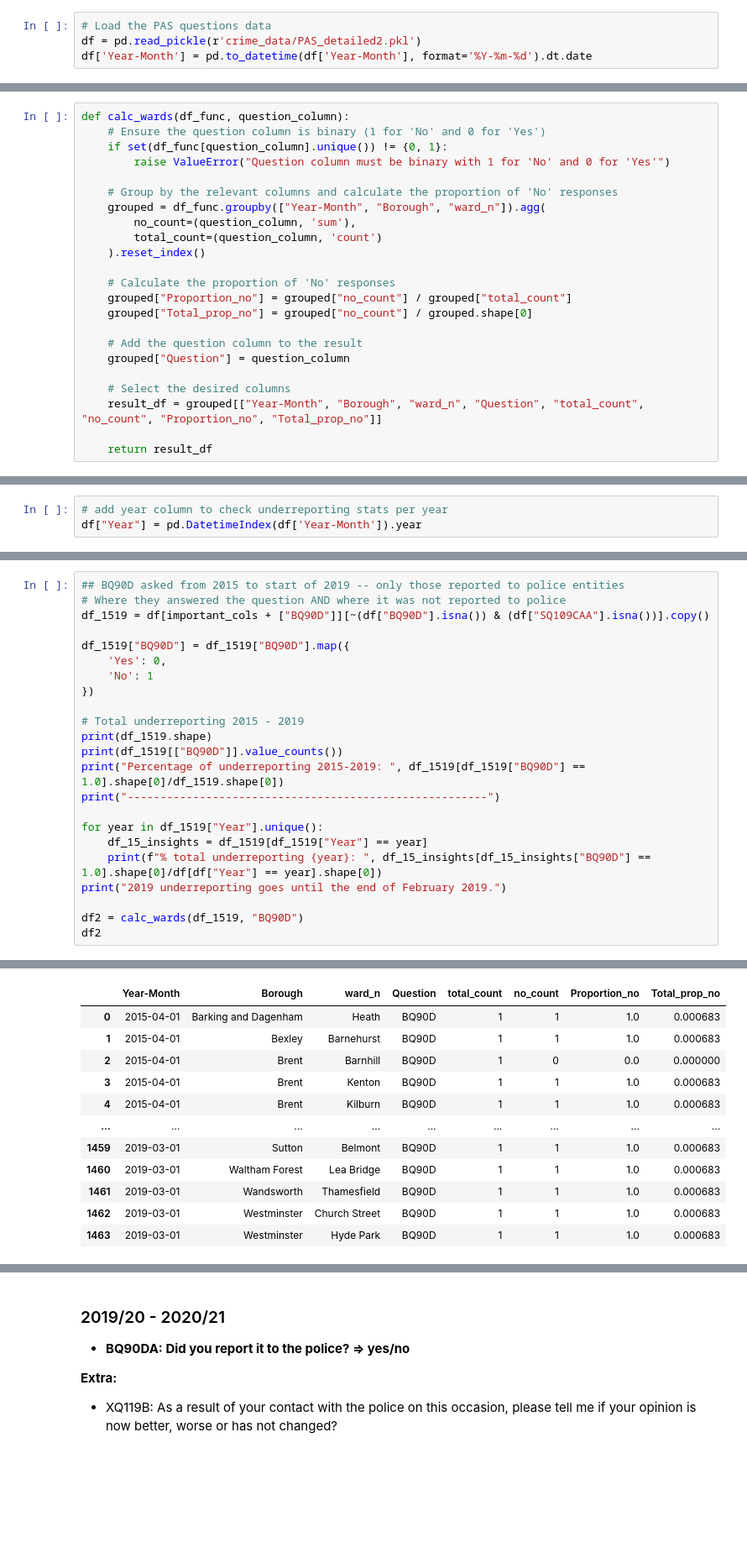
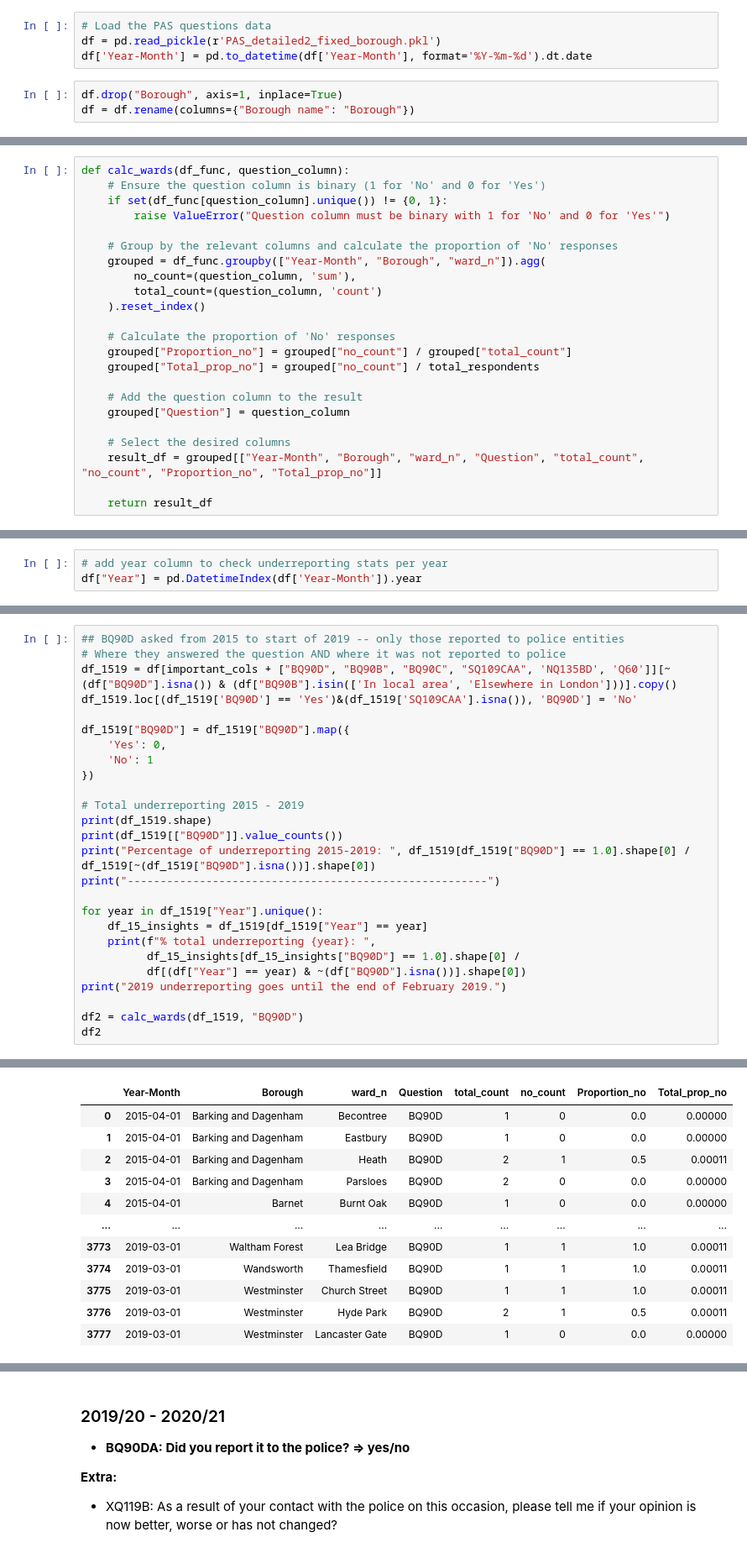
Before and after one commit to timyuk/data_challenge_2, a Jupyter notebook: crime_underreporting.ipynb, the cells around one changed output, grey strips where cells are left out. Shown: that part at 84% size. Cells and saved outputs as stored; diff of their text form; blank space fills up the shorter version.

Commit message:
New underreporting calculation and files

```diff
--- a/crime_underreporting.ipynb
+++ b/crime_underreporting.ipynb
@@ -6,8 +6,11 @@ import pandas as pd
 import datetime as dt
 # %%
 # Load the PAS questions data
-df = pd.read_pickle(r'crime_data/PAS_detailed2.pkl')
+df = pd.read_pickle(r'PAS_detailed2_fixed_borough.pkl')
 df['Year-Month'] = pd.to_datetime(df['Year-Month'], format='%Y-%m-%d').dt.date
+# %%
+df.drop("Borough", axis=1, inplace=True)
+df = df.rename(columns={"Borough name": "Borough"})
 # %%
 # lists of columns to keep in the final df
 important_cols = ["Year-Month", "Year", "ward_n", "ward", "Borough"]  # w/o Week and BCU as those both start in April 2020
@@ -119,7 +122,7 @@ def calc_wards(df_func, question_column):
 
     # Calculate the proportion of 'No' responses
     grouped["Proportion_no"] = grouped["no_count"] / grouped["total_count"]
-    grouped["Total_prop_no"] = grouped["no_count"] / grouped.shape[0]
+    grouped["Total_prop_no"] = grouped["no_count"] / total_respondents
 
     # Add the question column to the result
     grouped["Question"] = question_column
@@ -221,7 +230,8 @@ df["Year"] = pd.DatetimeIndex(df['Year-Month']).year
 # %%
 ## BQ90D asked from 2015 to start of 2019 -- only those reported to police entities
 # Where they answered the question AND where it was not reported to police
-df_1519 = df[important_cols + ["BQ90D"]][~(df["BQ90D"].isna()) & (df["SQ109CAA"].isna())].copy()
+df_1519 = df[important_cols + ["BQ90D", "BQ90B", "BQ90C", "SQ109CAA", 'NQ135BD', 'Q60']][~(df["BQ90D"].isna()) & (df["BQ90B"].isin(['In local area', 'Elsewhere in London']))].copy()
+df_1519.loc[(df_1519['BQ90D'] == 'Yes')&(df_1519['SQ109CAA'].isna()), 'BQ90D'] = 'No'
 
 df_1519["BQ90D"] = df_1519["BQ90D"].map({
     'Yes': 0,
@@ -231,12 +241,14 @@ df_1519["BQ90D"] = df_1519["BQ90D"].map({
 # Total underreporting 2015 - 2019
 print(df_1519.shape)
 print(df_1519[["BQ90D"]].value_counts())
-print("Percentage of underreporting 2015-2019: ", df_1519[df_1519["BQ90D"] == 1.0].shape[0]/df_1519.shape[0])
+print("Percentage of underreporting 2015-2019: ", df_1519[df_1519["BQ90D"] == 1.0].shape[0] / df_1519[~(df_1519["BQ90D"].isna())].shape[0])
 print("-------------------------------------------------------")
 
 for year in df_1519["Year"].unique():
     df_15_insights = df_1519[df_1519["Year"] == year]
-    print(f"% total underreporting {year}: ", df_15_insights[df_15_insights["BQ90D"] == 1.0].shape[0]/df[df["Year"] == year].shape[0])
+    print(f"% total underreporting {year}: ",
+          df_15_insights[df_15_insights["BQ90D"] == 1.0].shape[0] /
+          df[(df["Year"] == year) & ~(df["BQ90D"].isna())].shape[0])
 print("2019 underreporting goes until the end of February 2019.")
 
 df2 = calc_wards(df_1519, "BQ90D")
@@ -257,13 +269,13 @@ Percentage of underreporting 2015-2019:  0.8624694376528117
 2019 underreporting goes until the end of February 2019.
 |  | Year-Month | Borough | ward_n | Question | total_count | no_count | Proportion_no | Total_prop_no |
-| 0 | 2015-04-01 | Barking and Dagenham | Heath | BQ90D | 1 | 1 | 1.0 | 0.000683 |
-| 1 | 2015-04-01 | Bexley | Barnehurst | BQ90D | 1 | 1 | 1.0 | 0.000683 |
-| 2 | 2015-04-01 | Brent | Barnhill | BQ90D | 1 | 0 | 0.0 | 0.000000 |
-| 3 | 2015-04-01 | Brent | Kenton | BQ90D | 1 | 1 | 1.0 | 0.000683 |
-| 4 | 2015-04-01 | Brent | Kilburn | BQ90D | 1 | 1 | 1.0 | 0.000683 |
+| 0 | 2015-04-01 | Barking and Dagenham | Becontree | BQ90D | 1 | 0 | 0.0 | 0.00000 |
+| 1 | 2015-04-01 | Barking and Dagenham | Eastbury | BQ90D | 1 | 0 | 0.0 | 0.00000 |
+| 2 | 2015-04-01 | Barking and Dagenham | Heath | BQ90D | 2 | 1 | 0.5 | 0.00011 |
+| 3 | 2015-04-01 | Barking and Dagenham | Parsloes | BQ90D | 2 | 0 | 0.0 | 0.00000 |
+| 4 | 2015-04-01 | Barnet | Burnt Oak | BQ90D | 1 | 0 | 0.0 | 0.00000 |
 | ... | ... | ... | ... | ... | ... | ... | ... | ... |
-| 1459 | 2019-03-01 | Sutton | Belmont | BQ90D | 1 | 1 | 1.0 | 0.000683 |
-| 1460 | 2019-03-01 | Waltham Forest | Lea Bridge | BQ90D | 1 | 1 | 1.0 | 0.000683 |
-| 1461 | 2019-03-01 | Wandsworth | Thamesfield | BQ90D | 1 | 1 | 1.0 | 0.000683 |
-| 1462 | 2019-03-01 | Westminster | Church Street | BQ90D | 1 | 1 | 1.0 | 0.000683 |
-| 1463 | 2019-03-01 | Westminster | Hyde Park | BQ90D | 1 | 1 | 1.0 | 0.000683 |
+| 3773 | 2019-03-01 | Waltham Forest | Lea Bridge | BQ90D | 1 | 1 | 1.0 | 0.00011 |
+| 3774 | 2019-03-01 | Wandsworth | Thamesfield | BQ90D | 1 | 1 | 1.0 | 0.00011 |
+| 3775 | 2019-03-01 | Westminster | Church Street | BQ90D | 1 | 1 | 1.0 | 0.00011 |
+| 3776 | 2019-03-01 | Westminster | Hyde Park | BQ90D | 2 | 1 | 0.5 | 0.00011 |
+| 3777 | 2019-03-01 | Westminster | Lancaster Gate | BQ90D | 1 | 0 | 0.0 | 0.00000 |
```
Also changed, not shown: parts of 12 cells of this notebook, 1 other file.
